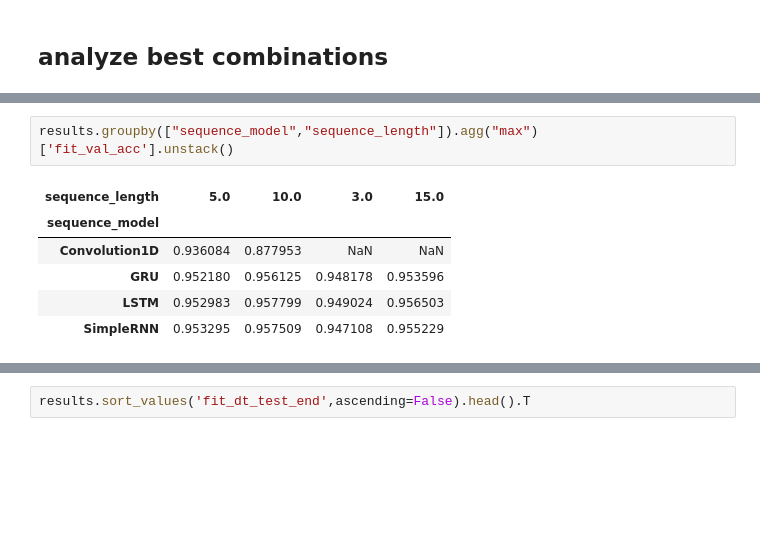
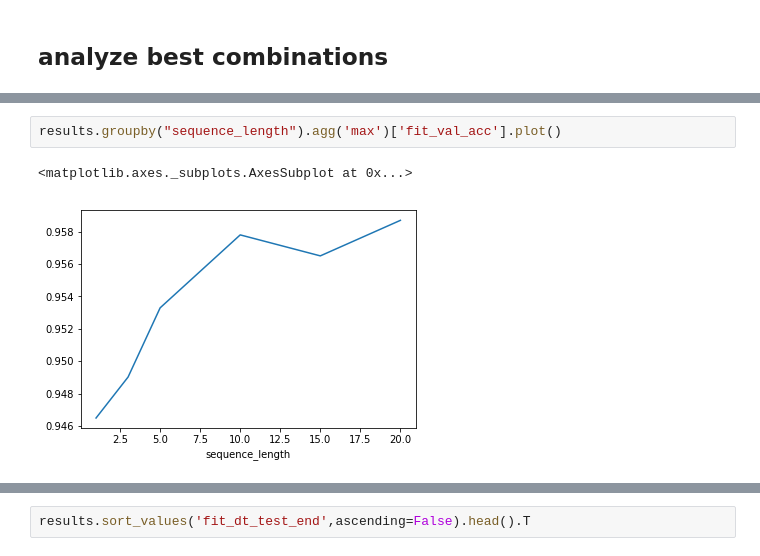
Before and after one commit to alxcnwy/Deep-Neural-Networks-for-Video-Classification, a Jupyter notebook: notebooks/experiments_create_lists.ipynb, the cells around one changed output, grey strips where cells are left out. Cells and saved outputs as stored; diff of their text form; blank space fills up the shorter version.

Commit message:
group architecture sequence length plot

```diff
--- a/notebooks/experiments_create_lists.ipynb
+++ b/notebooks/experiments_create_lists.ipynb
@@ -530,10 +585,6 @@ sequence_length
 Name: fit_val_acc, dtype: float64
 # %%
-results.groupby(["sequence_model","sequence_length"]).agg("max")['fit_val_acc'].unstack()
+results.groupby("sequence_length").agg('max')['fit_val_acc'].plot()
 # %% [output]
-| sequence_length | 5.0 | 10.0 | 3.0 | 15.0 |
-| sequence_model |  |  |  |  |
-| Convolution1D | 0.936084 | 0.877953 | NaN | NaN |
-| GRU | 0.952180 | 0.956125 | 0.948178 | 0.953596 |
-| LSTM | 0.952983 | 0.957799 | 0.949024 | 0.956503 |
-| SimpleRNN | 0.953295 | 0.957509 | 0.947108 | 0.955229 |
+<matplotlib.axes._subplots.AxesSubplot at 0x...>
+[figure, added]
```
Also changed, not shown: parts of 18 cells of this notebook.
